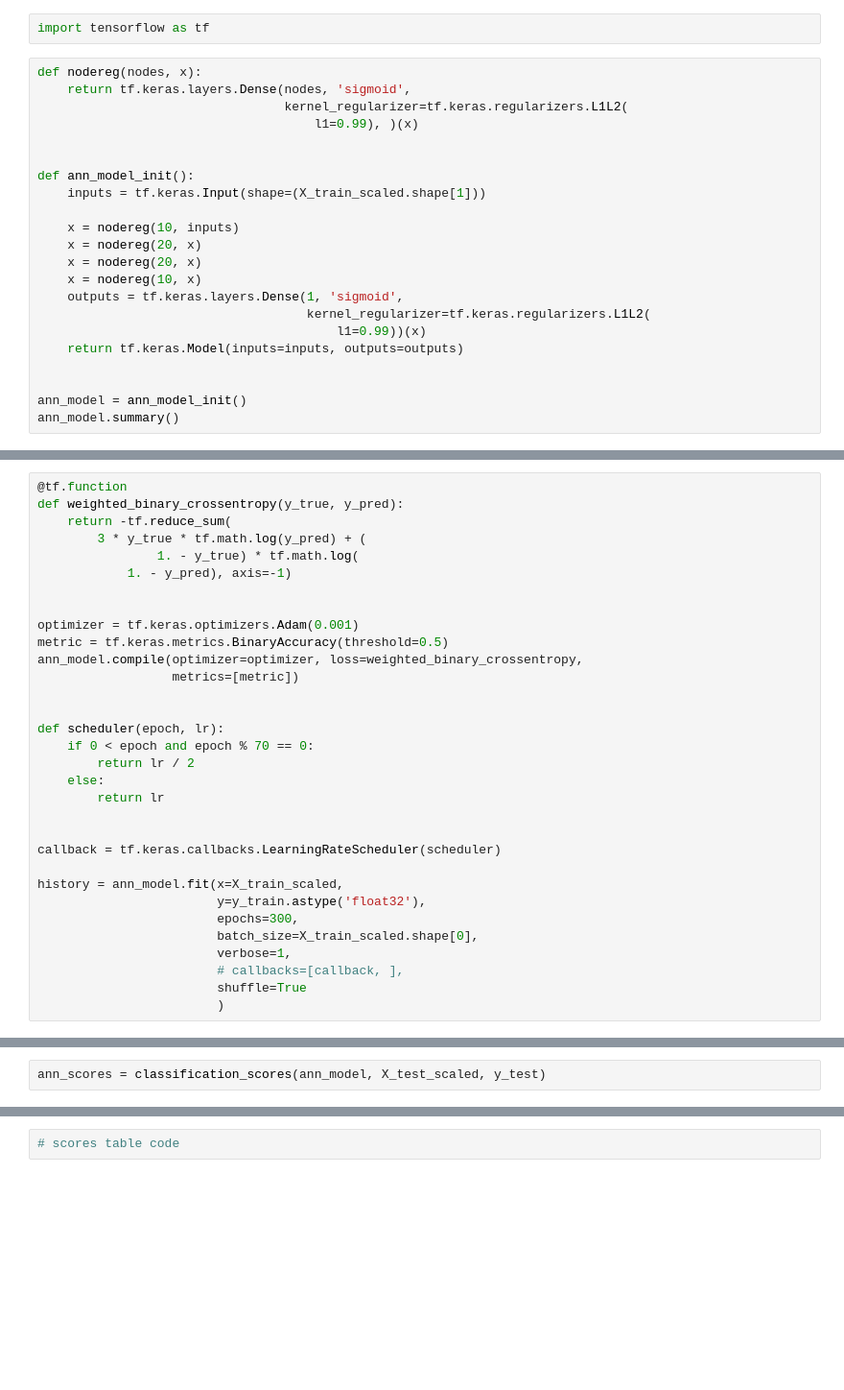
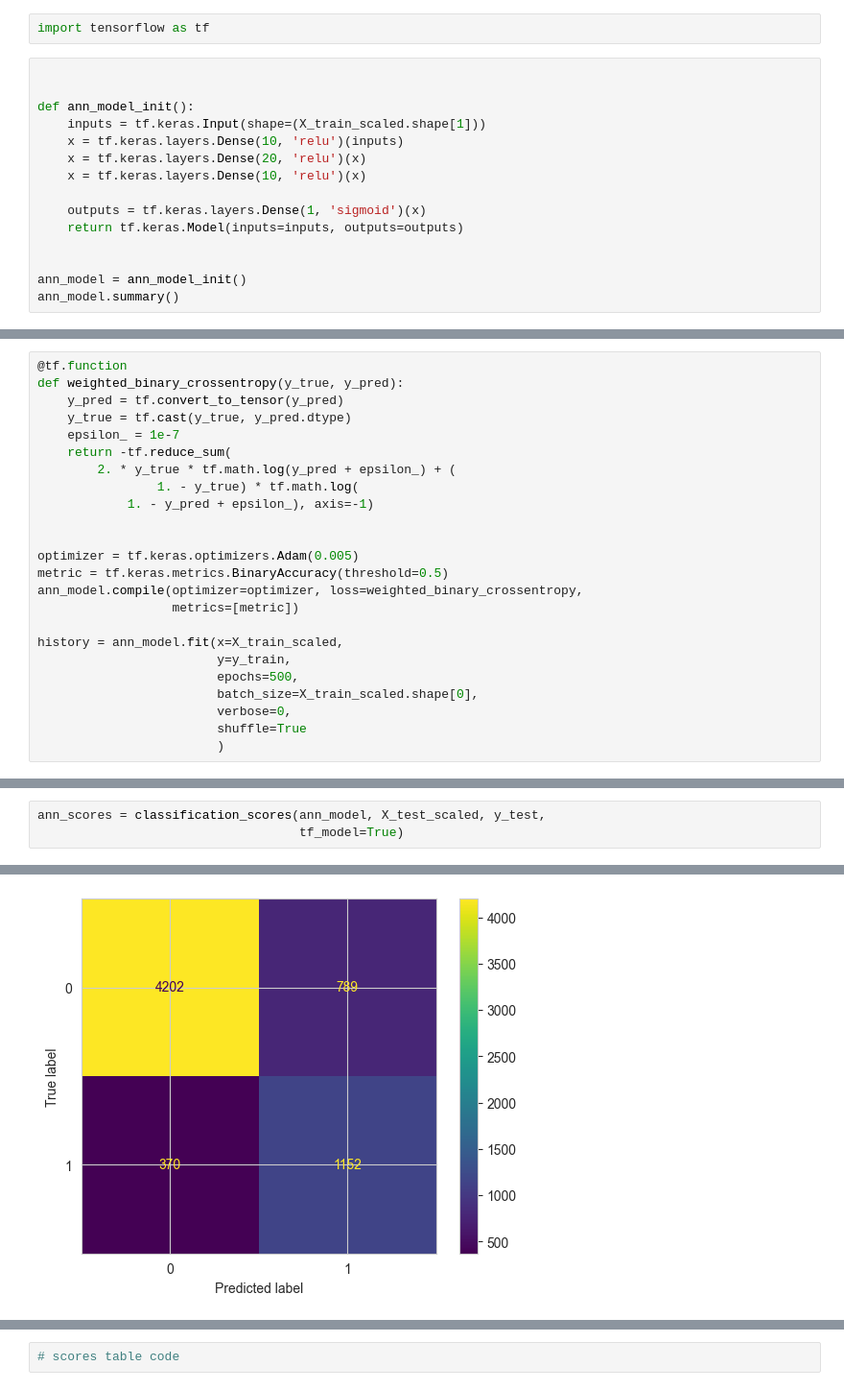
Before and after one commit to OmerSav/AdultCensusIncomeClassification, a Jupyter notebook: notebooks/0.2-os-train-models.ipynb, the cells around one changed output, grey strips where cells are left out. Shown at 96% size. Saved outputs shown, nothing was run; the diff lists cells and outputs as text; blank space fills up the shorter version.

```diff
--- a/notebooks/0.2-os-train-models.ipynb
+++ b/notebooks/0.2-os-train-models.ipynb
@@ -457,22 +506,15 @@ _ = classification_scores(xgbc_grid, X_test, y_test,
 # %%
 import tensorflow as tf
 # %%
-def nodereg(nodes, x):
-    return tf.keras.layers.Dense(nodes, 'sigmoid',
-                                 kernel_regularizer=tf.keras.regularizers.L1L2(
-                                     l1=0.99), )(x)
 
 
 def ann_model_init():
     inputs = tf.keras.Input(shape=(X_train_scaled.shape[1]))
+    x = tf.keras.layers.Dense(10, 'relu')(inputs)
+    x = tf.keras.layers.Dense(20, 'relu')(x)
+    x = tf.keras.layers.Dense(10, 'relu')(x)
 
-    x = nodereg(10, inputs)
-    x = nodereg(20, x)
-    x = nodereg(20, x)
-    x = nodereg(10, x)
-    outputs = tf.keras.layers.Dense(1, 'sigmoid',
-                                    kernel_regularizer=tf.keras.regularizers.L1L2(
-                                        l1=0.99))(x)
+    outputs = tf.keras.layers.Dense(1, 'sigmoid')(x)
     return tf.keras.Model(inputs=inputs, outputs=outputs)
 
 
@@ -499,32 +543,24 @@ _________________________________________________________________
 # %%
 @tf.function
 def weighted_binary_crossentropy(y_true, y_pred):
+    y_pred = tf.convert_to_tensor(y_pred)
+    y_true = tf.cast(y_true, y_pred.dtype)
+    epsilon_ = 1e-7
     return -tf.reduce_sum(
-        3 * y_true * tf.math.log(y_pred) + (
+        2. * y_true * tf.math.log(y_pred + epsilon_) + (
                 1. - y_true) * tf.math.log(
-            1. - y_pred), axis=-1)
+            1. - y_pred + epsilon_), axis=-1)
 
 
-optimizer = tf.keras.optimizers.Adam(0.001)
+optimizer = tf.keras.optimizers.Adam(0.005)
 metric = tf.keras.metrics.BinaryAccuracy(threshold=0.5)
 ann_model.compile(optimizer=optimizer, loss=weighted_binary_crossentropy,
                   metrics=[metric])
 
-
-def scheduler(epoch, lr):
-    if 0 < epoch and epoch % 70 == 0:
-        return lr / 2
-    else:
-        return lr
-
-
-callback = tf.keras.callbacks.LearningRateScheduler(scheduler)
-
 history = ann_model.fit(x=X_train_scaled,
-                        y=y_train.astype('float32'),
-                        epochs=300,
+                        y=y_train,
+                        epochs=500,
                         batch_size=X_train_scaled.shape[0],
-                        verbose=1,
-                        # callbacks=[callback, ],
+                        verbose=0,
                         shuffle=True
                         )
@@ -558,3 +567,4 @@ ConfusionMatrixDisplay.from_predictions(y_test, y_pred > 0.5)
 # %%
-ann_scores = classification_scores(ann_model, X_test_scaled, y_test)
+ann_scores = classification_scores(ann_model, X_test_scaled, y_test,
+                                   tf_model=True)
 # %% [output]
@@ -562,0 +580 @@ AttributeError: 'Functional' object has no attribute 'predict_proba'
+[figure, added]
```
Also changed, not shown: parts of 22 cells of this notebook, 8 other files.
